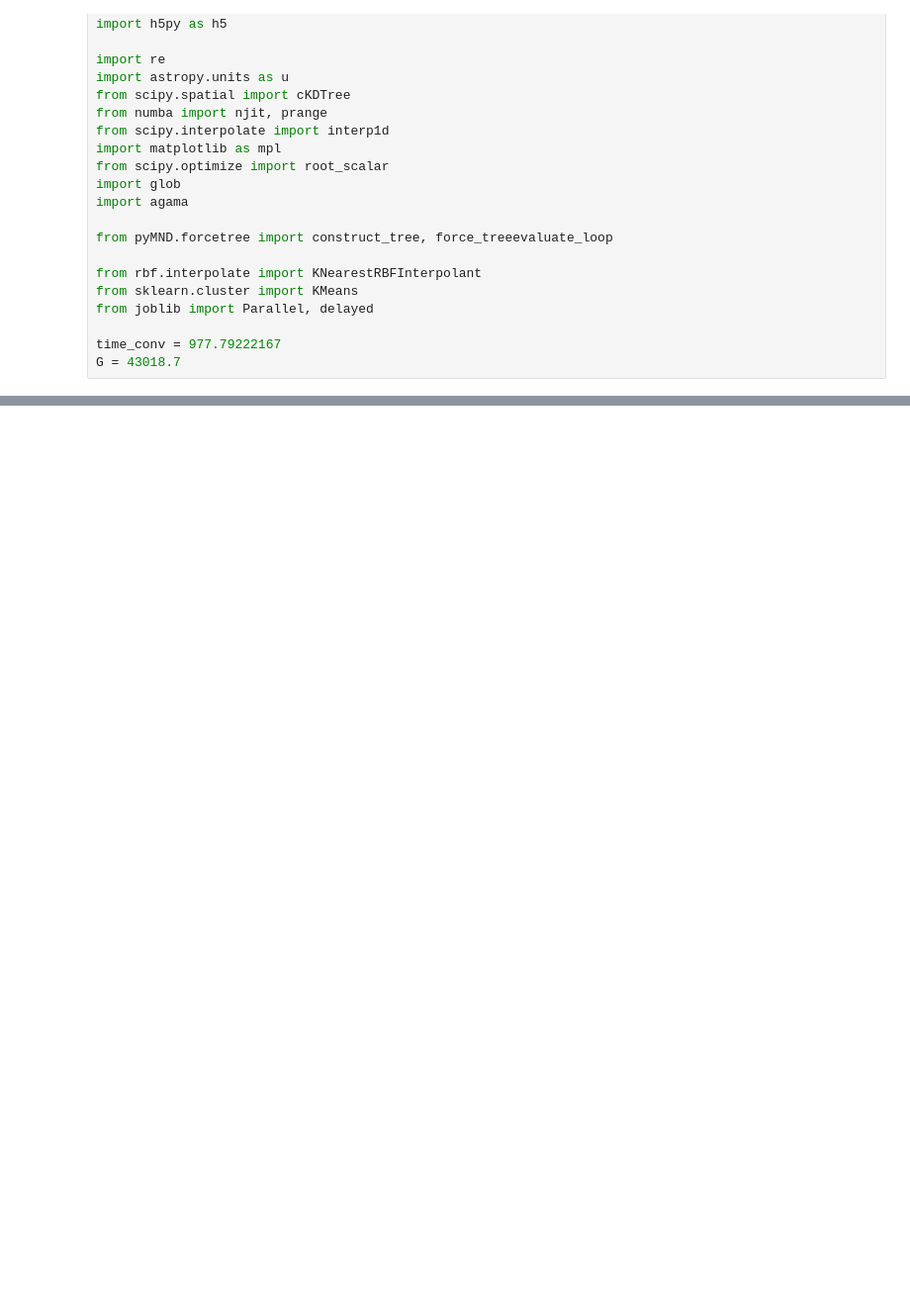
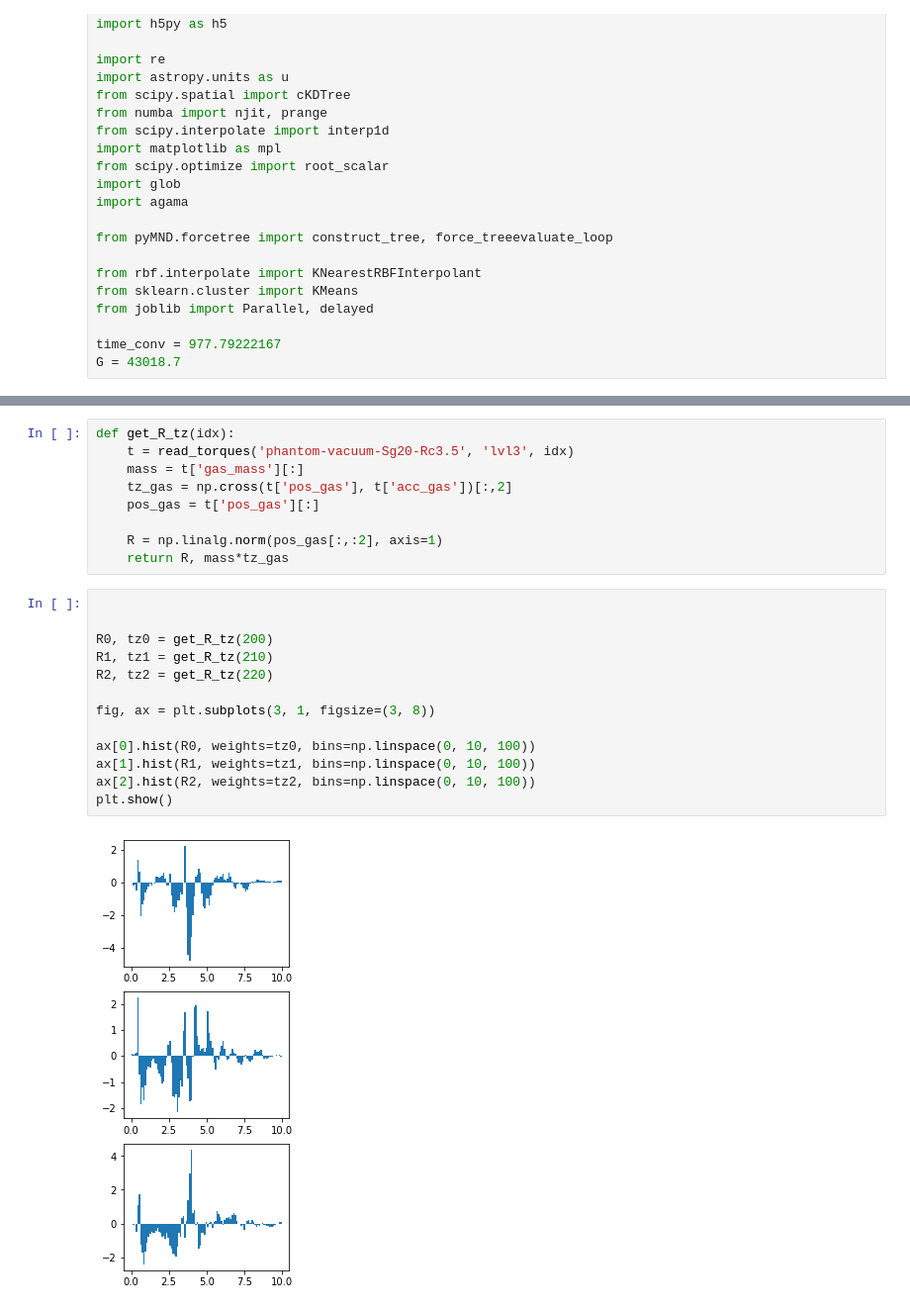
Before and after one commit to gusbeane/gasbar, a Jupyter notebook: notebooks/bar_torque_map.ipynb, the cells around one changed output, grey strips where cells are left out. Shown at 99% size. Cells and saved outputs as stored; diff of their text form; blank space fills up the shorter version.

```diff
--- a/notebooks/bar_torque_map.ipynb
+++ b/notebooks/bar_torque_map.ipynb
@@ -64,0 +160,24 @@ np.sum(mass * tz_halo)
+# %%
+def get_R_tz(idx):
+    t = read_torques('phantom-vacuum-Sg20-Rc3.5', 'lvl3', idx)
+    mass = t['gas_mass'][:]
+    tz_gas = np.cross(t['pos_gas'], t['acc_gas'])[:,2]
+    pos_gas = t['pos_gas'][:]
+
+    R = np.linalg.norm(pos_gas[:,:2], axis=1)
+    return R, mass*tz_gas
+# %%
+
+
+R0, tz0 = get_R_tz(200)
+R1, tz1 = get_R_tz(210)
+R2, tz2 = get_R_tz(220)
+
+fig, ax = plt.subplots(3, 1, figsize=(3, 8))
+
+ax[0].hist(R0, weights=tz0, bins=np.linspace(0, 10, 100))
+ax[1].hist(R1, weights=tz1, bins=np.linspace(0, 10, 100))
+ax[2].hist(R2, weights=tz2, bins=np.linspace(0, 10, 100))
+plt.show()
+# %% [output]
+[figure, added]
```
Also changed, not shown: parts of 19 cells of this notebook, 1 other file.
